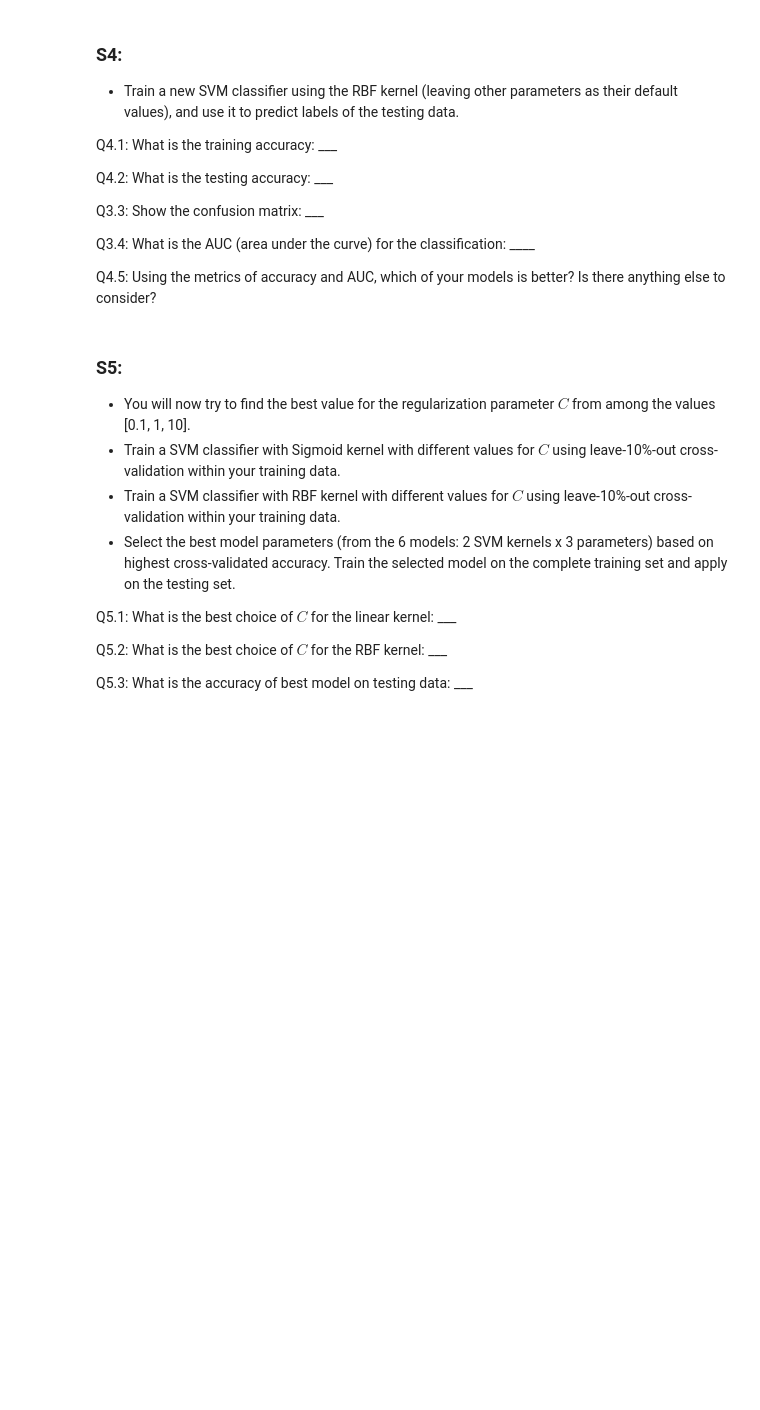
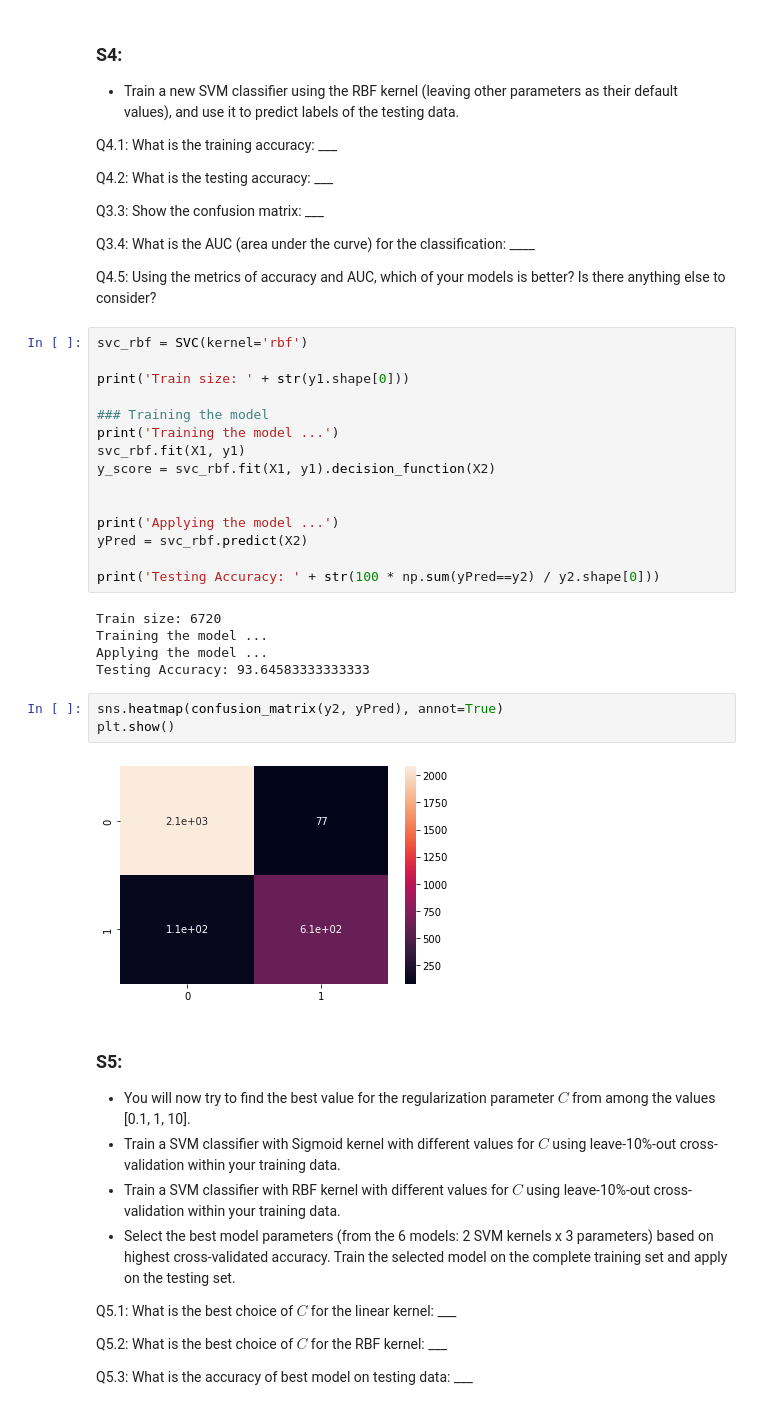
Before and after one commit to johnatawnclementawn/RemoteSensing_650_HW, a Jupyter notebook: HW2/Clementi_MUSA650_HW2.ipynb, the cells around one changed output. Drawn from its saved outputs; the diff is of its cells as text; blank space fills up the shorter version.

```diff
--- a/HW2/Clementi_MUSA650_HW2.ipynb
+++ b/HW2/Clementi_MUSA650_HW2.ipynb
@@ -118,6 +216,31 @@ Q3.3: Show the confusion matrix: ___
 Q3.4: What is the AUC (area under the curve) for the classification: ____
 
 Q4.5: Using the metrics of accuracy and AUC, which of your models is better? Is there anything else to consider?
+# %%
+svc_rbf = SVC(kernel='rbf')
+
+print('Train size: ' + str(y1.shape[0]))
+
+### Training the model
+print('Training the model ...')
+svc_rbf.fit(X1, y1)
+y_score = svc_rbf.fit(X1, y1).decision_function(X2)
+
+
+print('Applying the model ...')
+yPred = svc_rbf.predict(X2)
+
+print('Testing Accuracy: ' + str(100 * np.sum(yPred==y2) / y2.shape[0]))
+# %% [output]
+Train size: 6720
+Training the model ...
+Applying the model ...
+Testing Accuracy: 93.64583333333333
+# %%
+sns.heatmap(confusion_matrix(y2, yPred), annot=True)
+plt.show()
+# %% [output]
+[figure, added]
 # %% [markdown]
 ### S5:
 - You will now try to find the best value for the regularization parameter $C$ from among the values [0.1, 1, 10].
```
Also changed, not shown: parts of 21 cells of this notebook.
